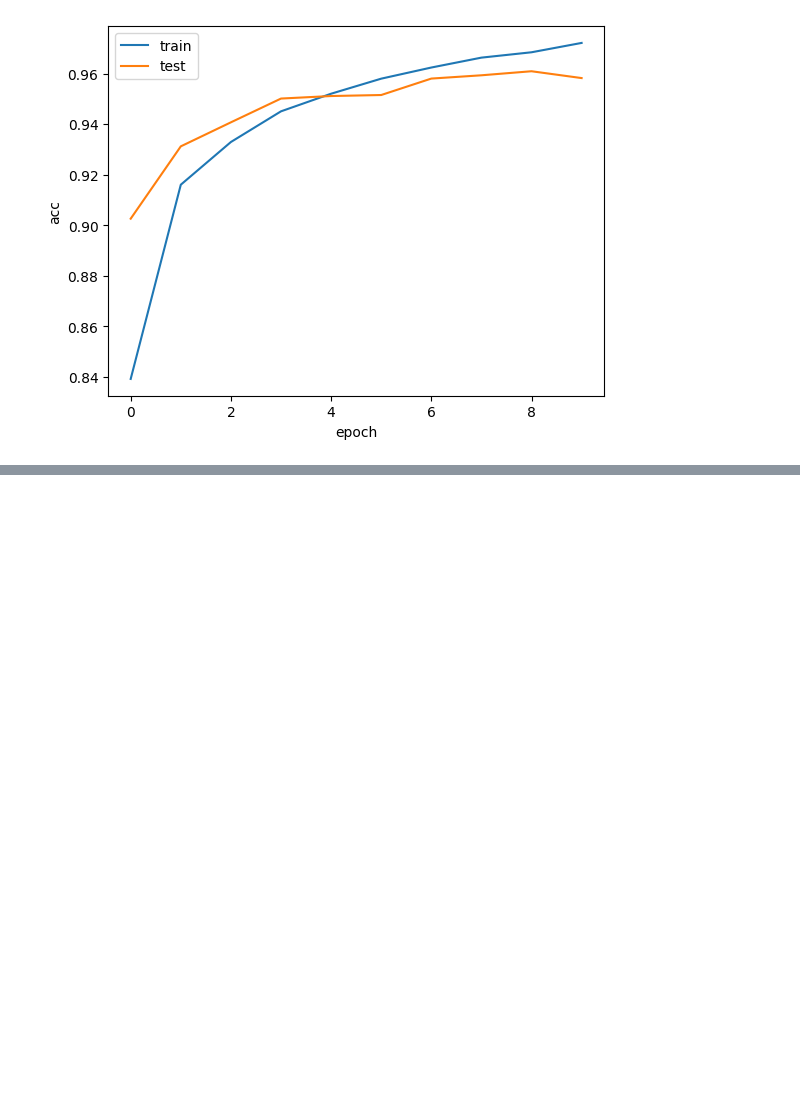
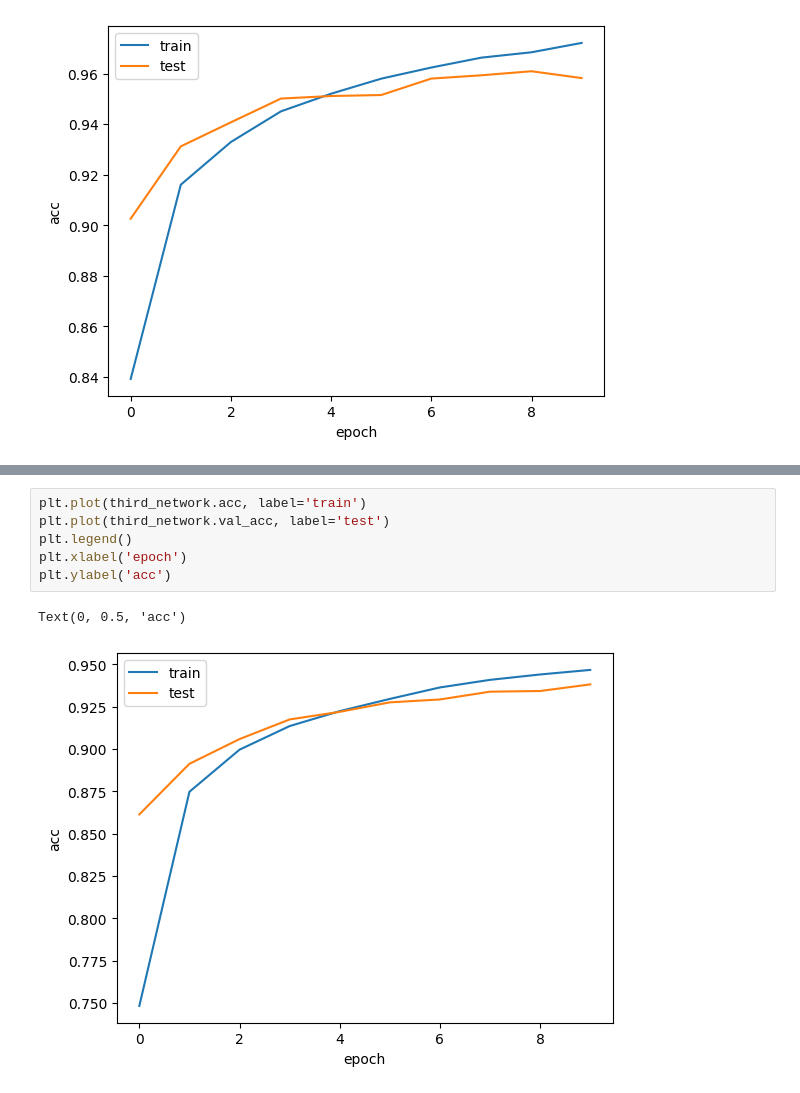
Before and after one commit to Swinkawkrawacie/Machine_learning, a Jupyter notebook: assignment_3/assignment3.ipynb, the cells around one changed output, grey strips where cells are left out. Drawn from its saved outputs; the diff is of its cells as text; blank space fills up the shorter version.

```diff
--- a/assignment_3/assignment3.ipynb
+++ b/assignment_3/assignment3.ipynb
@@ -130,0 +170,9 @@ Text(0, 0.5, 'acc')
+# %%
+plt.plot(third_network.acc, label='train')
+plt.plot(third_network.val_acc, label='test')
+plt.legend()
+plt.xlabel('epoch')
+plt.ylabel('acc')
+# %% [output]
+Text(0, 0.5, 'acc')
+[figure, added]
```
Also changed, not shown: parts of 4 cells of this notebook.
